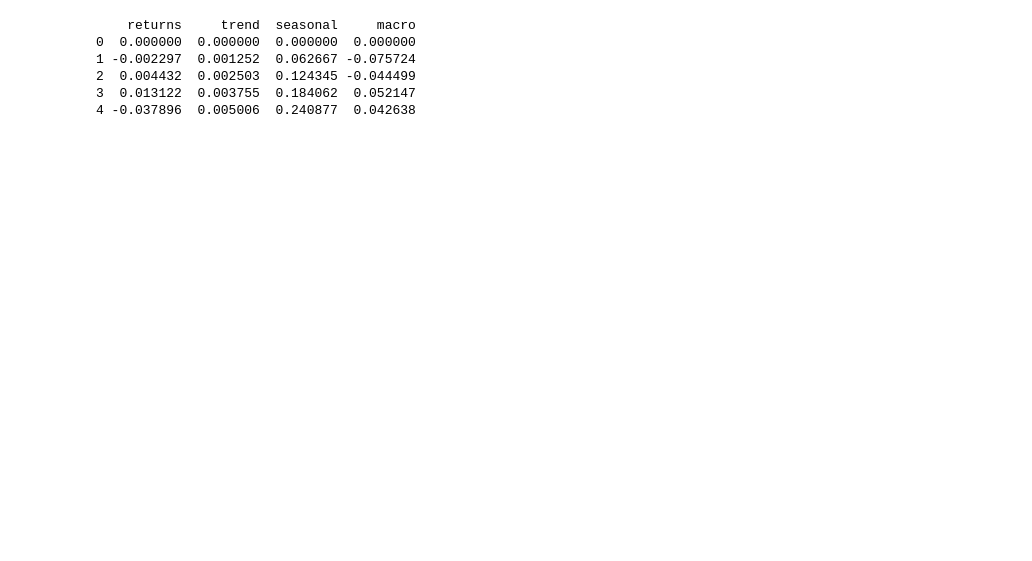
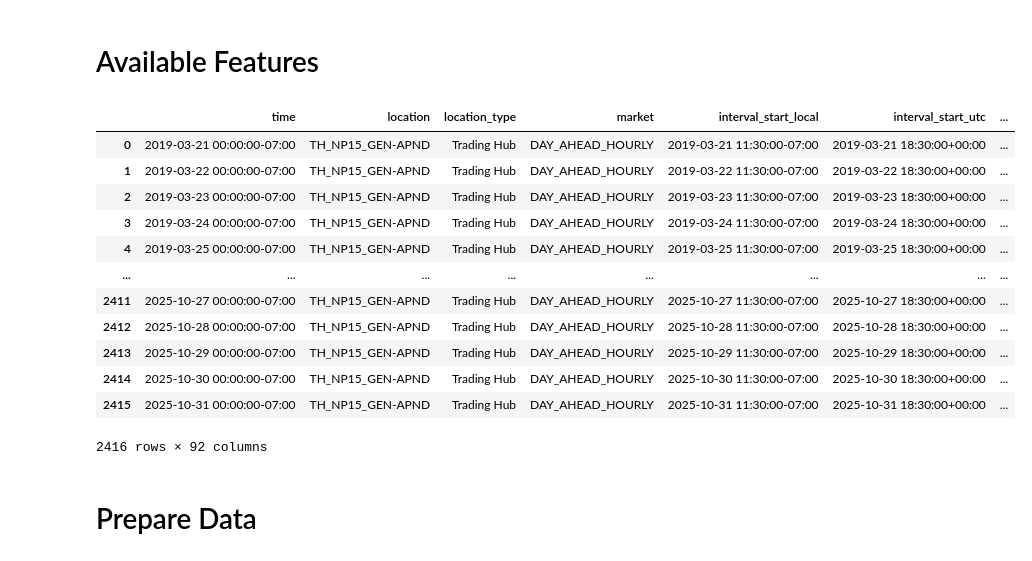
Before and after one commit to JuanPalaciosGodoy/ma_mentored_research_fall_2025, a Jupyter notebook: conformal_prediction.ipynb, the cells around one changed output. Cells and saved outputs as stored; diff of their text form; code cells hidden in the pictures; blank space fills up the shorter version.

```diff
--- a/conformal_prediction.ipynb
+++ b/conformal_prediction.ipynb
@@ -9 +18,21 @@ from features_definition import FEATURES
+# %% [markdown]
+# Available Features
+# %%
+FEATURES
+# %% [output]
+|  | time | location | location_type | market | interval_start_local | interval_start_utc | ... |
+| 0 | 2019-03-21 00:00:00-07:00 | TH_NP15_GEN-APND | Trading Hub | DAY_AHEAD_HOURLY | 2019-03-21 11:30:00-07:00 | 2019-03-21 18:30:00+00:00 | ... |
+| 1 | 2019-03-22 00:00:00-07:00 | TH_NP15_GEN-APND | Trading Hub | DAY_AHEAD_HOURLY | 2019-03-22 11:30:00-07:00 | 2019-03-22 18:30:00+00:00 | ... |
+| 2 | 2019-03-23 00:00:00-07:00 | TH_NP15_GEN-APND | Trading Hub | DAY_AHEAD_HOURLY | 2019-03-23 11:30:00-07:00 | 2019-03-23 18:30:00+00:00 | ... |
+| 3 | 2019-03-24 00:00:00-07:00 | TH_NP15_GEN-APND | Trading Hub | DAY_AHEAD_HOURLY | 2019-03-24 11:30:00-07:00 | 2019-03-24 18:30:00+00:00 | ... |
+| 4 | 2019-03-25 00:00:00-07:00 | TH_NP15_GEN-APND | Trading Hub | DAY_AHEAD_HOURLY | 2019-03-25 11:30:00-07:00 | 2019-03-25 18:30:00+00:00 | ... |
+| ... | ... | ... | ... | ... | ... | ... | ... |
+| 2411 | 2025-10-27 00:00:00-07:00 | TH_NP15_GEN-APND | Trading Hub | DAY_AHEAD_HOURLY | 2025-10-27 11:30:00-07:00 | 2025-10-27 18:30:00+00:00 | ... |
+| 2412 | 2025-10-28 00:00:00-07:00 | TH_NP15_GEN-APND | Trading Hub | DAY_AHEAD_HOURLY | 2025-10-28 11:30:00-07:00 | 2025-10-28 18:30:00+00:00 | ... |
+| 2413 | 2025-10-29 00:00:00-07:00 | TH_NP15_GEN-APND | Trading Hub | DAY_AHEAD_HOURLY | 2025-10-29 11:30:00-07:00 | 2025-10-29 18:30:00+00:00 | ... |
+| 2414 | 2025-10-30 00:00:00-07:00 | TH_NP15_GEN-APND | Trading Hub | DAY_AHEAD_HOURLY | 2025-10-30 11:30:00-07:00 | 2025-10-30 18:30:00+00:00 | ... |
+| 2415 | 2025-10-31 00:00:00-07:00 | TH_NP15_GEN-APND | Trading Hub | DAY_AHEAD_HOURLY | 2025-10-31 11:30:00-07:00 | 2025-10-31 18:30:00+00:00 | ... |
+2416 rows × 92 columns
+# %% [markdown]
+# Prepare Data
 # %%
@@ -11,50 +46,0 @@ df = FEATURES
-# %%
-from scipy import stats
-
-# -------------------------
-# Simulate a return series
-# -------------------------
-np.random.seed(42)
-n = 800
-
-# GARCH-like volatility process for realism
-returns = np.zeros(n)
-vol = np.zeros(n)
-vol[0] = 0.02
-for t in range(1, n):
-    vol[t] = 0.9 * vol[t-1] + 0.1 * np.abs(np.random.randn()) * 0.02
-    returns[t] = vol[t] * stats.t.rvs(df=5)   # fat-tailed shocks
-
-# -------------------------
-# Simulate exogenous features
-# -------------------------
-
-# 1) Linear trend
-trend = np.linspace(0, 1, n)
-
-# 2) Seasonal factor (e.g., quarterly)
-seasonal = 0.5 * np.sin(2 * np.pi * np.arange(n) / 50)
-
-# 3) External AR(1) macro variable
-macro = np.zeros(n)
-for t in range(1, n):
-    macro[t] = 0.8 * macro[t-1] + 0.05 * np.random.randn()
-
-# Combine into X matrix (n, 3)
-X = np.column_stack([trend, seasonal, macro])
-
-df = pd.DataFrame({
-    "returns": returns,
-    "trend": trend,
-    "seasonal": seasonal,
-    "macro": macro
-})
-
-print(df.head())
-# %% [output]
-    returns     trend  seasonal     macro
-0  0.000000  0.000000  0.000000  0.000000
-1 -0.002297  0.001252  0.062667 -0.075724
-2  0.004432  0.002503  0.124345 -0.044499
-3  0.013122  0.003755  0.184062  0.052147
-4 -0.037896  0.005006  0.240877  0.042638
```
Also changed, not shown: parts of 13 cells of this notebook, 4 other files.
